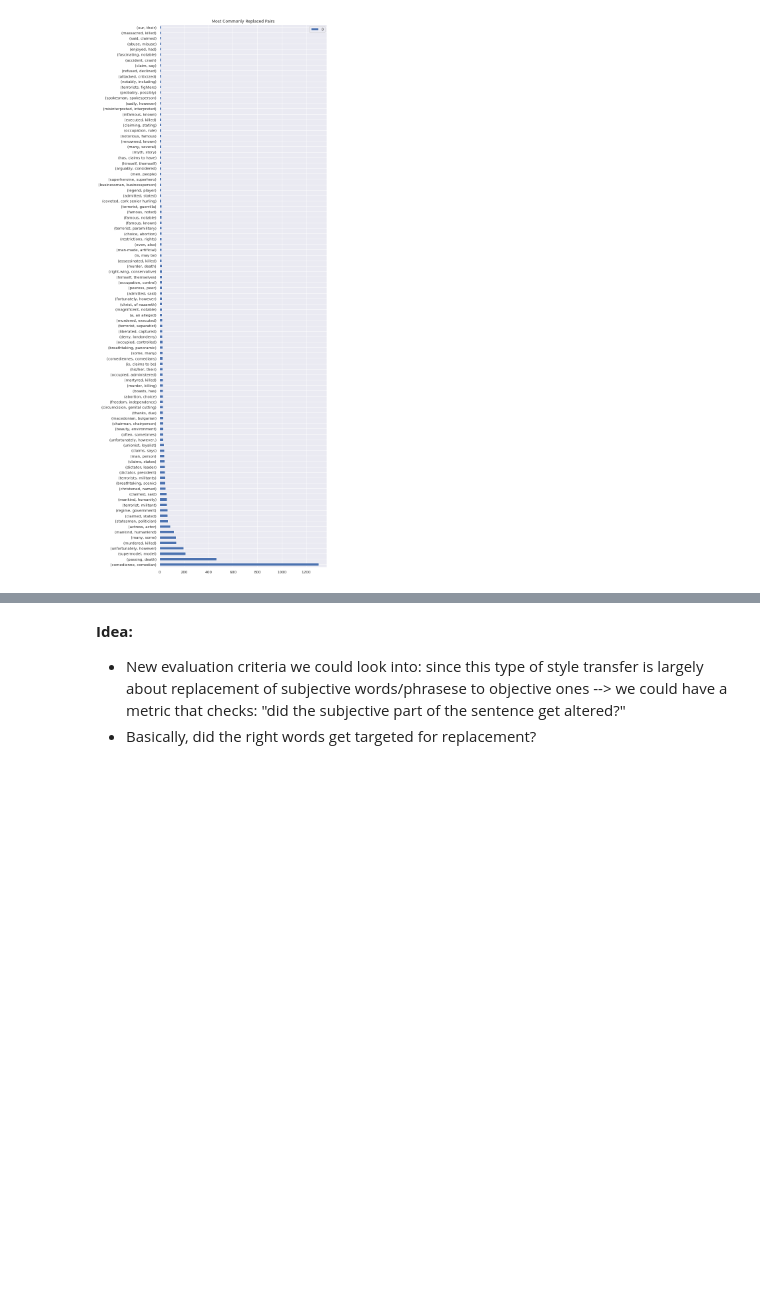
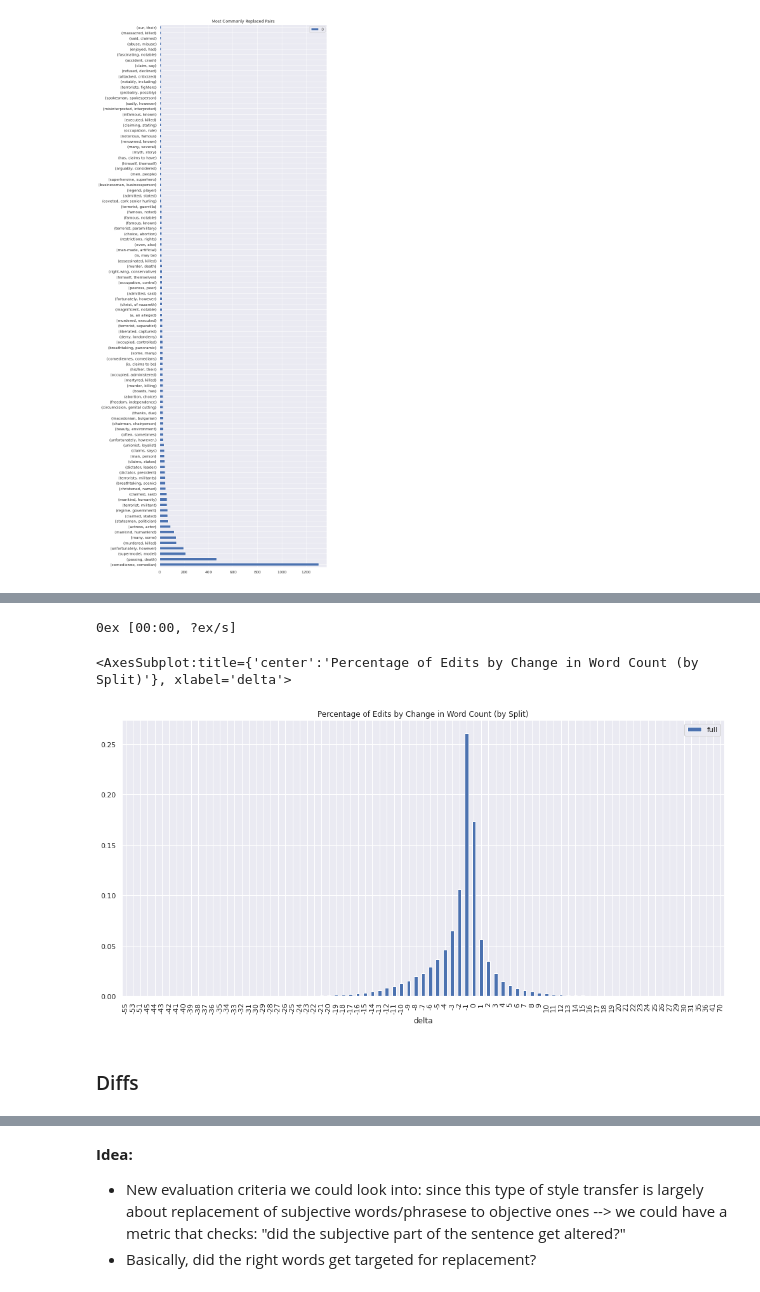
Before and after one commit to fastforwardlabs/text-style-transfer, a Jupyter notebook: notebooks/WNC_word_EDA.ipynb, the cells around one changed output, grey strips where cells are left out. Drawn from its saved outputs; the diff is of its cells as text; code cells hidden in the pictures; blank space fills up the shorter version.

```diff
--- a/notebooks/WNC_word_EDA.ipynb
+++ b/notebooks/WNC_word_EDA.ipynb
@@ -764,0 +960,10 @@ replaced_pair_term_counts[:100].plot(
+# %%
+# collect descriptive statistics for each split
+stats = {}
+for split in wnc_datasets_full_mod.keys():
+    test_df = wnc_datasets_full_mod[split].to_pandas()
+    stat = test_df[["length_pre", "length_post"]].describe().round(2)
+    stats[split] = stat
+
+# format as dataframe
+pd.concat(stats).unstack(0).swaplevel(0, 1, axis=1).sort_index(axis=1)
@@ -764,0 +981,34 @@ replaced_pair_term_counts[:100].plot(
+# %%
+# calculate the change in text length after making revision
+wnc_datasets_full_mod = wnc_datasets_full_mod.map(
+    lambda example: {"delta": example["length_post"] - example["length_pre"]}
+)
+# %% [output]
+0ex [00:00, ?ex/s]
+# %%
+# aggregate number of revision by the change in length
+deltas = {}
+for split in wnc_datasets_full_mod.keys():
+    delta = (
+        wnc_datasets_full_mod[split]
+        .to_pandas()[["rev_id", "delta"]]
+        .groupby("delta")
+        .count()
+    )
+    deltas[split] = delta
+
+# format for plotting
+delta_df = pd.concat(deltas).unstack(0).droplevel(0, axis=1).fillna(0)
+
+for col in delta_df.columns:
+    delta_df[col] = delta_df[col] / delta_df[col].sum()
+
+
+delta_df.plot.bar(
+    title="Percentage of Edits by Change in Word Count (by Split)", figsize=(17, 8)
+)
+# %% [output]
+<AxesSubplot:title={'center':'Percentage of Edits by Change in Word Count (by Split)'}, xlabel='delta'>
+[figure, added]
+# %% [markdown]
+### Diffs
```
Also changed, not shown: parts of 39 cells of this notebook.
